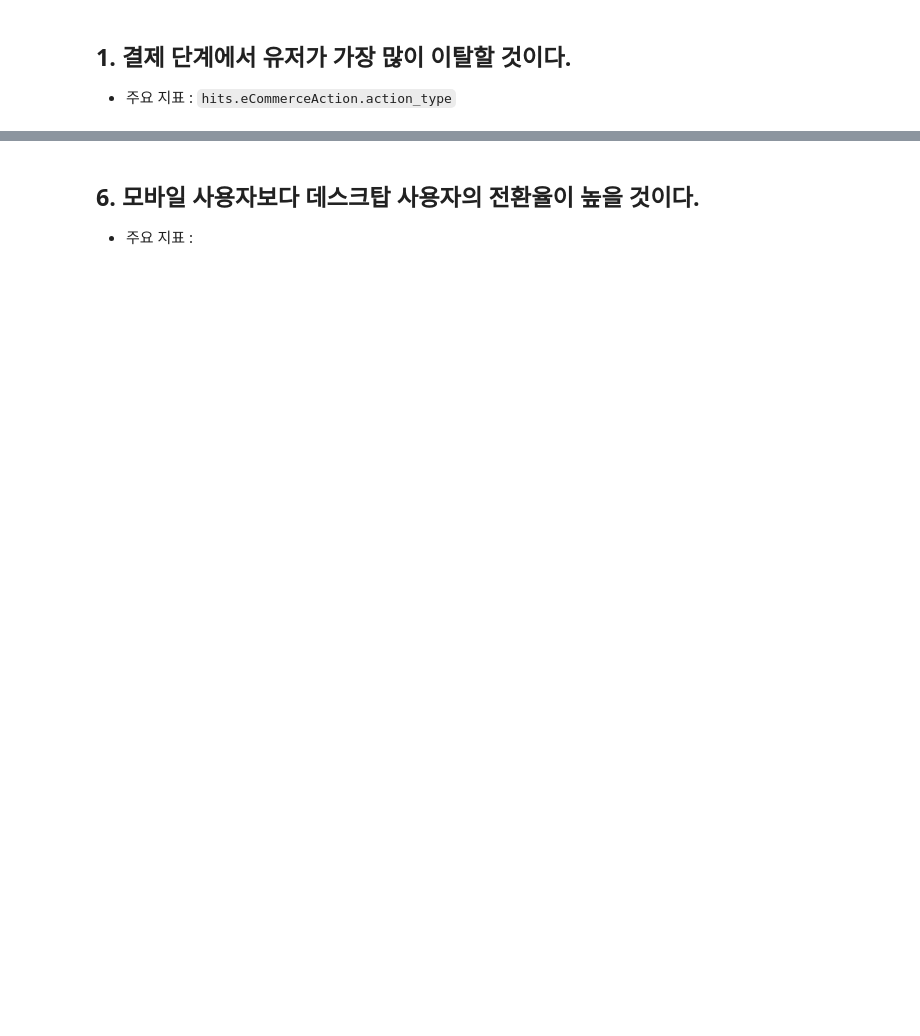
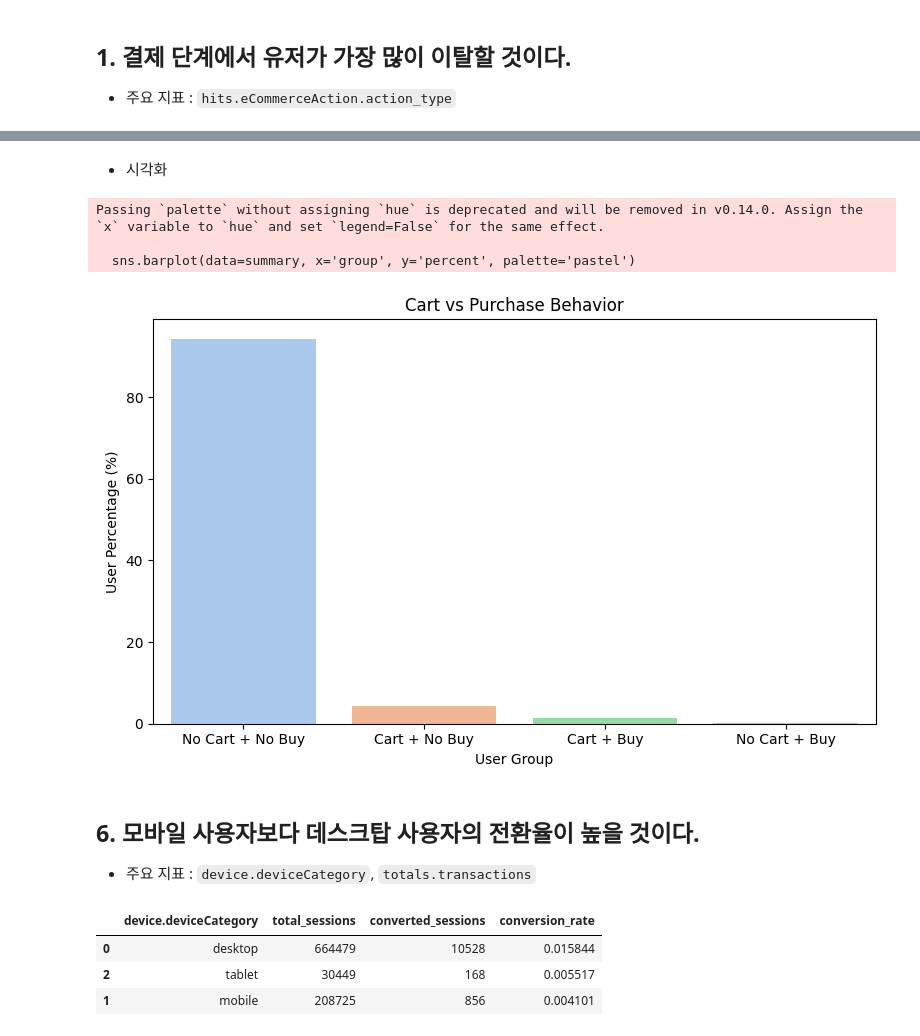
Before and after one commit to yeedacoding/eCommerce-User-Behavior-Analytics, a Jupyter notebook: hypothesis.ipynb, the cells around one changed output, grey strips where cells are left out. Saved outputs shown, nothing was run; the diff lists cells and outputs as text; code cells hidden in the pictures; blank space fills up the shorter version.

```diff
--- a/hypothesis.ipynb
+++ b/hypothesis.ipynb
@@ -28,0 +340,27 @@
+# %%
+all_user_carts = pd.concat([
+    cart_1_df, cart_2_df, cart_3_df,
+    cart_4_df, cart_5_df, cart_6_df,
+    cart_7_df, cart_8_df, cart_9_df
+], ignore_index=True)
+
+# 중복된 사용자 제거 (동일 사용자 여러 배치에 있을 수 있음 → 구매/장바구니 유무는 합쳐야 함)
+final_user_carts = (
+    all_user_carts.groupby("fullVisitorId")
+    .agg({
+        "added_to_cart": "max",  # True가 하나라도 있으면 True
+        "purchased": "max"
+    })
+    .reset_index()
+)
+
+summary = (
+    final_user_carts
+    .groupby(['added_to_cart', 'purchased'])
+    .size()
+    .reset_index(name='user_count')
+)
+
+summary['percent'] = summary['user_count'] / summary['user_count'].sum() * 100
+
+summary.sort_values('user_count', ascending=False)
@@ -29,3 +373,53 @@
+# %% [markdown]
+- 시각화
+# %%
+# 보기 좋게 문자열로 그룹 이름 생성
+summary['group'] = summary.apply(
+    lambda row: f"{'Cart' if row['added_to_cart'] else 'No Cart'} + {'Buy' if row['purchased'] else 'No Buy'}",
+    axis=1
+)
+
+summary = summary.sort_values('percent', ascending=False)
+
+plt.figure(figsize=(8, 5))
+sns.barplot(data=summary, x='group', y='percent', palette='pastel')
+plt.title("Cart vs Purchase Behavior")
+plt.ylabel("User Percentage (%)")
+plt.xlabel("User Group")
+plt.tight_layout()
+plt.show()
+# %% [output]
+Passing `palette` without assigning `hue` is deprecated and will be removed in v0.14.0. Assign the `x` variable to `hue` and set `legend=False` for the same effect.
+
+  sns.barplot(data=summary, x='group', y='percent', palette='pastel')
+[figure, added]
 # %% [markdown]
 ## 6. 모바일 사용자보다 데스크탑 사용자의 전환율이 높을 것이다.
-- 주요 지표 :
+- 주요 지표 : `device.deviceCategory`, `totals.transactions`
+# %%
+hypo6_df = df.copy()
+
+# 구매 여부 플래그 생성
+hypo6_df['totals.transactions'] = pd.to_numeric(hypo6_df['totals.transactions'], errors='coerce').fillna(0)
+hypo6_df['is_converted'] = hypo6_df['totals.transactions'] > 0
+
+# 전환율 집계: device.deviceCategory 기준
+conversion_by_device = (
+    hypo6_df.groupby('device.deviceCategory')['is_converted']
+      .agg(['count', 'sum'])
+      .rename(columns={'count': 'total_sessions', 'sum': 'converted_sessions'})
+).reset_index()
+
+conversion_by_device['conversion_rate'] = (
+    conversion_by_device['converted_sessions'] / conversion_by_device['total_sessions']
+)
+
+# 정렬 및 출력
+conversion_by_device = conversion_by_device.sort_values(by='conversion_rate', ascending=False)
+
+conversion_by_device
+# %% [output]
+|  | device.deviceCategory | total_sessions | converted_sessions | conversion_rate |
+| 0 | desktop | 664479 | 10528 | 0.015844 |
+| 2 | tablet | 30449 | 168 | 0.005517 |
+| 1 | mobile | 208725 | 856 | 0.004101 |
```
Also changed, not shown: parts of 32 cells of this notebook.
